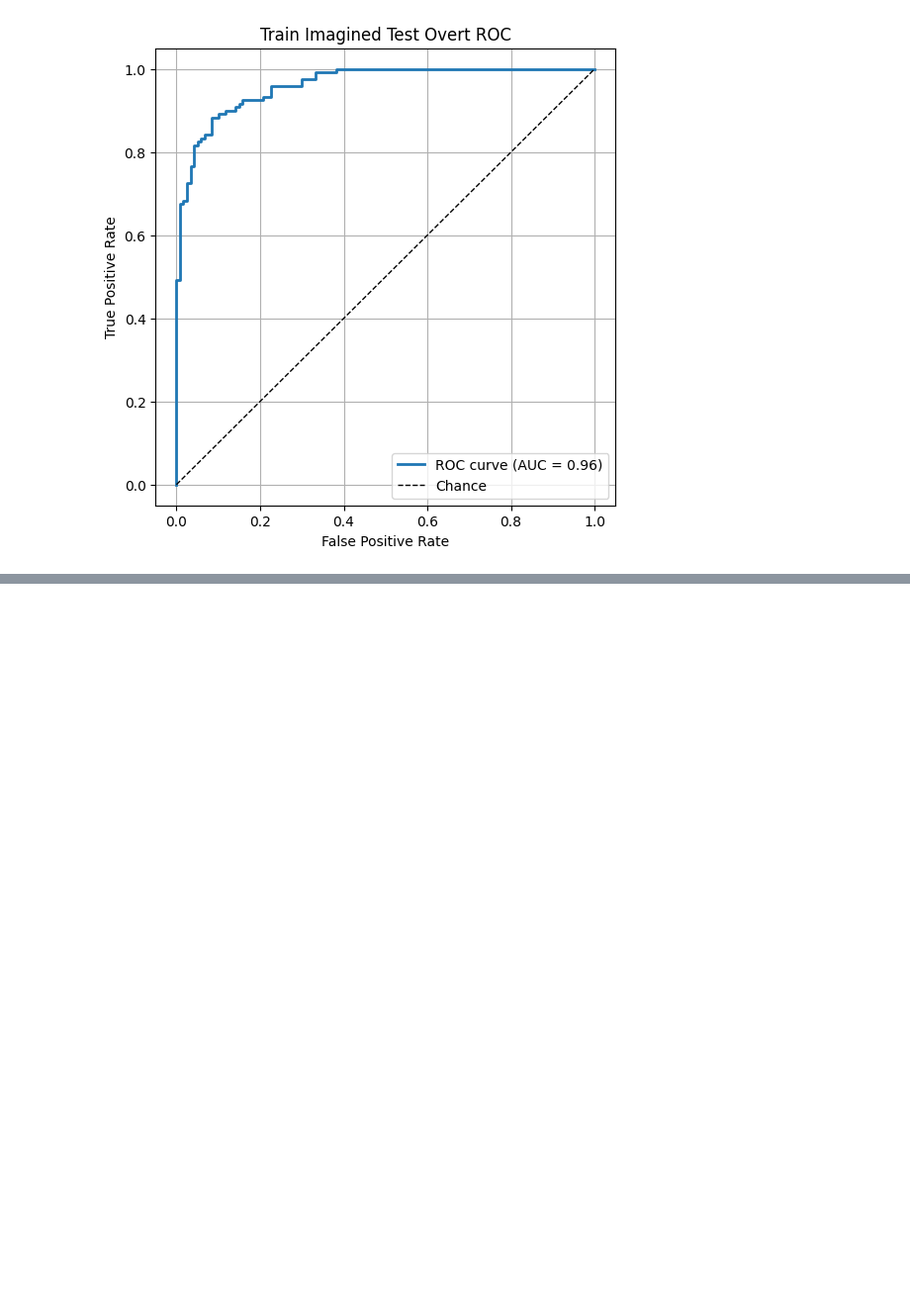
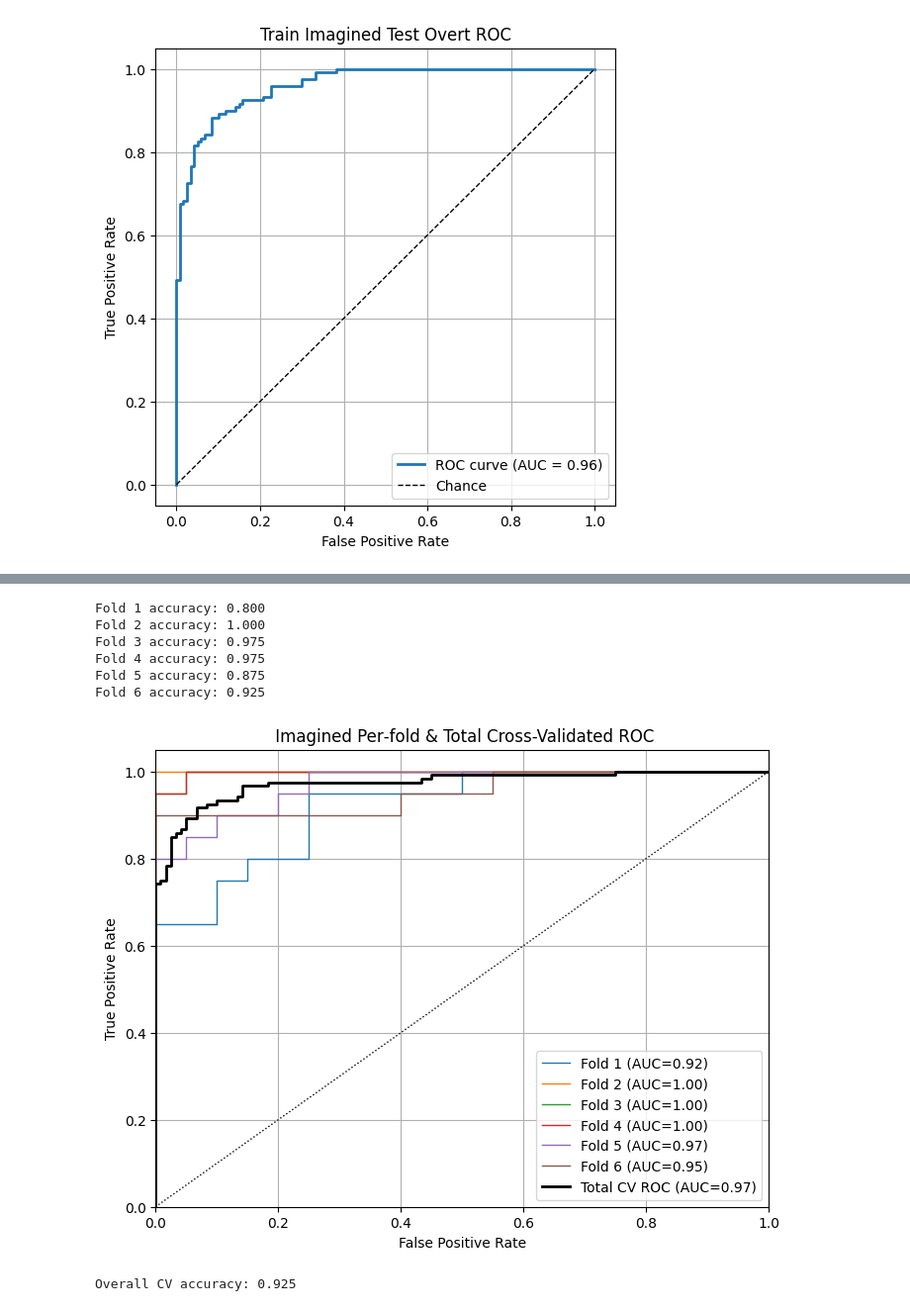
Before and after one commit to EvanWen036/DecodeBCI, a Jupyter notebook: mp2.ipynb, the cells around one changed output, grey strips where cells are left out. Shown at 99% size. Drawn from its saved outputs; the diff is of its cells as text; code cells hidden in the pictures; blank space fills up the shorter version.

```diff
--- a/mp2.ipynb
+++ b/mp2.ipynb
@@ -165,7 +195,7 @@ def twoLevelCV_withROC(X, y, kernel='linear', alphas=[0.01, 1, 100, 10000], data
         final_clf = SVC(kernel=kernel, C=best_alpha, probability=True)
         final_clf.fit(X_train, y_train)
 
-        if fold_idx == 1:
+        if fold_idx == 1 and kernel == 'linear':
             plot_svm_weight_topomap(final_clf, df_BCI, title = f"SVM weights for fold 1 - {datatype} ")
             top_6 = plot_weight_stem_top6(final_clf)
             for i in range(6):
@@ -333,0 +370,11 @@ AttributeError: coef_ is only available when using a linear kernel
+# %%
+twoLevelCV_withROC(X_over, y_over, kernel = 'rbf', datatype="Imagined") #scenario 1
+# %% [output]
+Fold 1 accuracy: 0.800
+Fold 2 accuracy: 1.000
+Fold 3 accuracy: 0.975
+Fold 4 accuracy: 0.975
+Fold 5 accuracy: 0.875
+Fold 6 accuracy: 0.925
+[figure, added]
+Overall CV accuracy: 0.925
```
Also changed, not shown: parts of 4 cells of this notebook, 9 other files.
